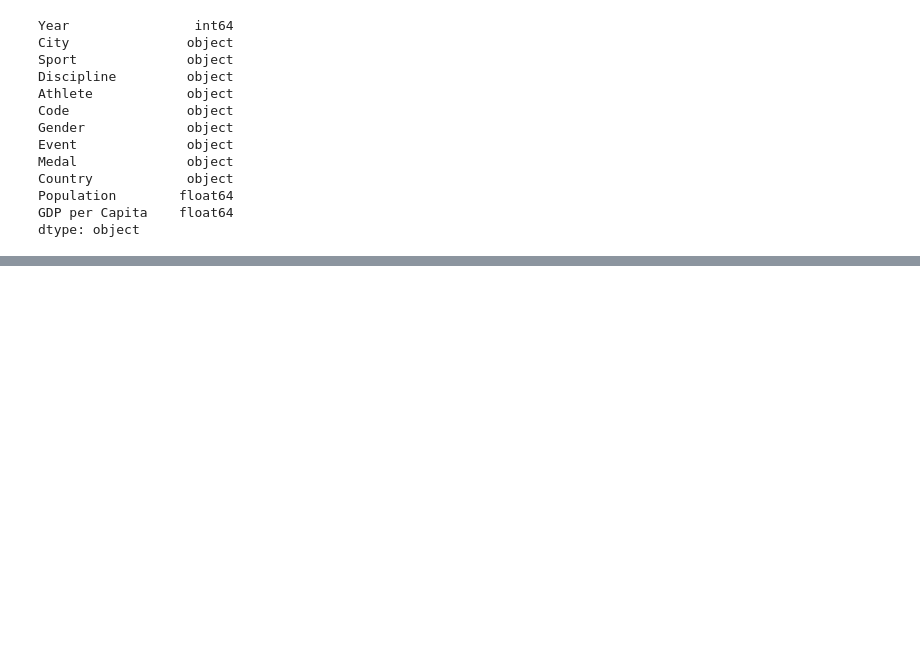
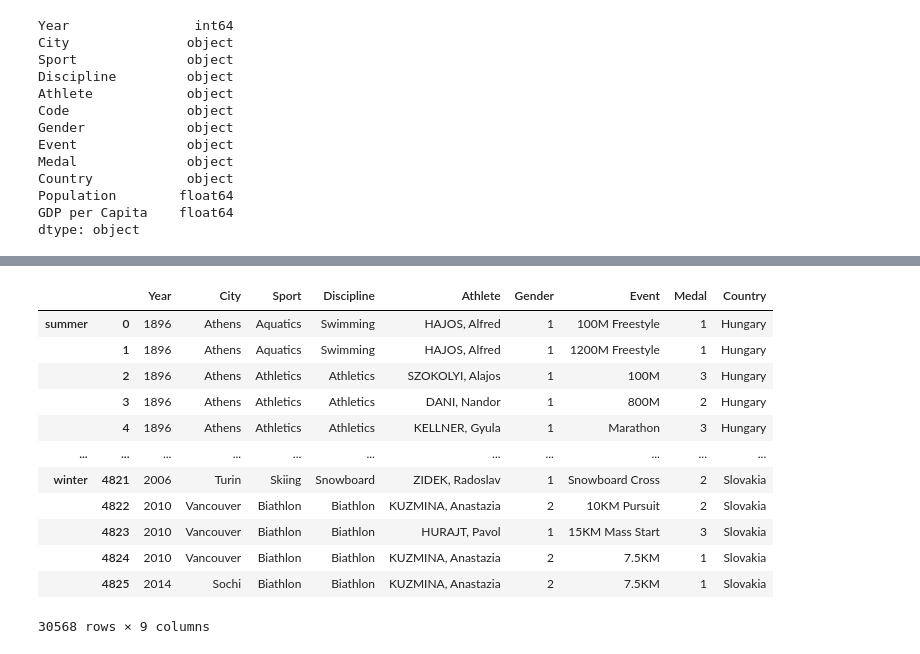
Before and after one commit to HDSC-21/olympic-game, a Jupyter notebook: Image/EDA.ipynb, the cells around one changed output, grey strips where cells are left out. Saved outputs shown, nothing was run; the diff lists cells and outputs as text; code cells hidden in the pictures; blank space fills up the shorter version.

```diff
--- a/Image/EDA.ipynb
+++ b/Image/EDA.ipynb
@@ -186,5 +188,5 @@ GDP per Capita    float64
 dtype: object
 # %%
 #with small percentage of missing value (2%),rows with missing values are dropped
-olympic_df = olympic_df.dropna()
-olympic_df
+#olympic_df = olympic_df.dropna()
+#olympic_df
@@ -220,0 +240,7 @@ dtype: float64
+# %%
+#using label encoding for'Gender' and'Medal'
+one_encode = { 'Gender': {'Men':1,'Women':2},
+    'Medal':{'Gold':1,'Silver':2,'Bronze':3}
+    }
+# %%
+olympic_df = olympic_df.replace(one_encode)
@@ -220,0 +259,18 @@ dtype: float64
+# %%
+#drop columns GDP and Population
+olympic_df = olympic_df.drop(['Population','GDP per Capita','Code'],axis=1)
+olympic_df
+# %% [output]
+|  |  | Year | City | Sport | Discipline | Athlete | Gender | Event | Medal | Country |
+| summer | 0 | 1896 | Athens | Aquatics | Swimming | HAJOS, Alfred | 1 | 100M Freestyle | 1 | Hungary |
+|  | 1 | 1896 | Athens | Aquatics | Swimming | HAJOS, Alfred | 1 | 1200M Freestyle | 1 | Hungary |
+|  | 2 | 1896 | Athens | Athletics | Athletics | SZOKOLYI, Alajos | 1 | 100M | 3 | Hungary |
+|  | 3 | 1896 | Athens | Athletics | Athletics | DANI, Nandor | 1 | 800M | 2 | Hungary |
+|  | 4 | 1896 | Athens | Athletics | Athletics | KELLNER, Gyula | 1 | Marathon | 3 | Hungary |
+| ... | ... | ... | ... | ... | ... | ... | ... | ... | ... | ... |
+| winter | 4821 | 2006 | Turin | Skiing | Snowboard | ZIDEK, Radoslav | 1 | Snowboard Cross | 2 | Slovakia |
+|  | 4822 | 2010 | Vancouver | Biathlon | Biathlon | KUZMINA, Anastazia | 2 | 10KM Pursuit | 2 | Slovakia |
+|  | 4823 | 2010 | Vancouver | Biathlon | Biathlon | HURAJT, Pavol | 1 | 15KM Mass Start | 3 | Slovakia |
+|  | 4824 | 2010 | Vancouver | Biathlon | Biathlon | KUZMINA, Anastazia | 2 | 7.5KM | 1 | Slovakia |
+|  | 4825 | 2014 | Sochi | Biathlon | Biathlon | KUZMINA, Anastazia | 2 | 7.5KM | 1 | Slovakia |
+30568 rows × 9 columns
```
Also changed, not shown: parts of 12 cells of this notebook.
